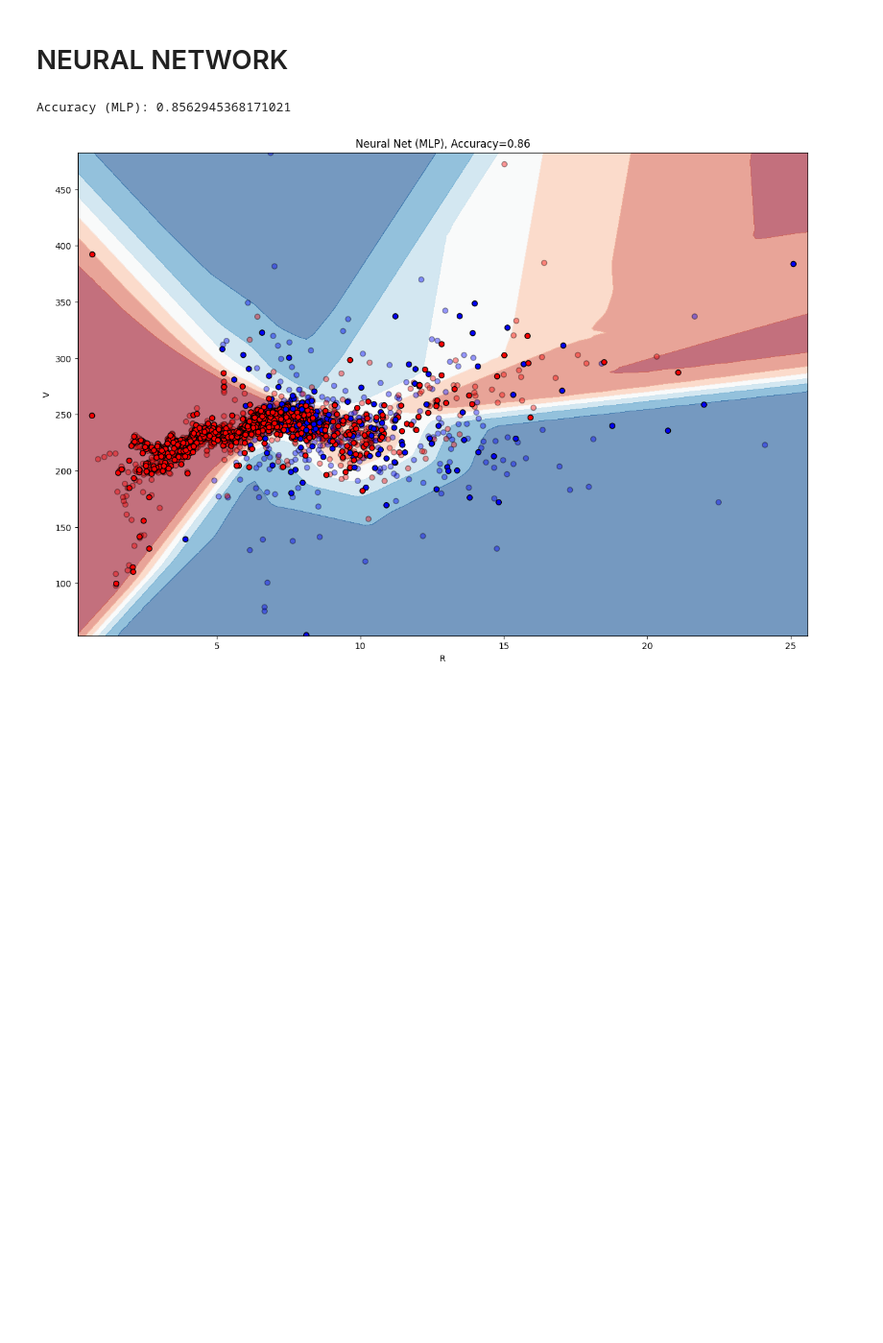
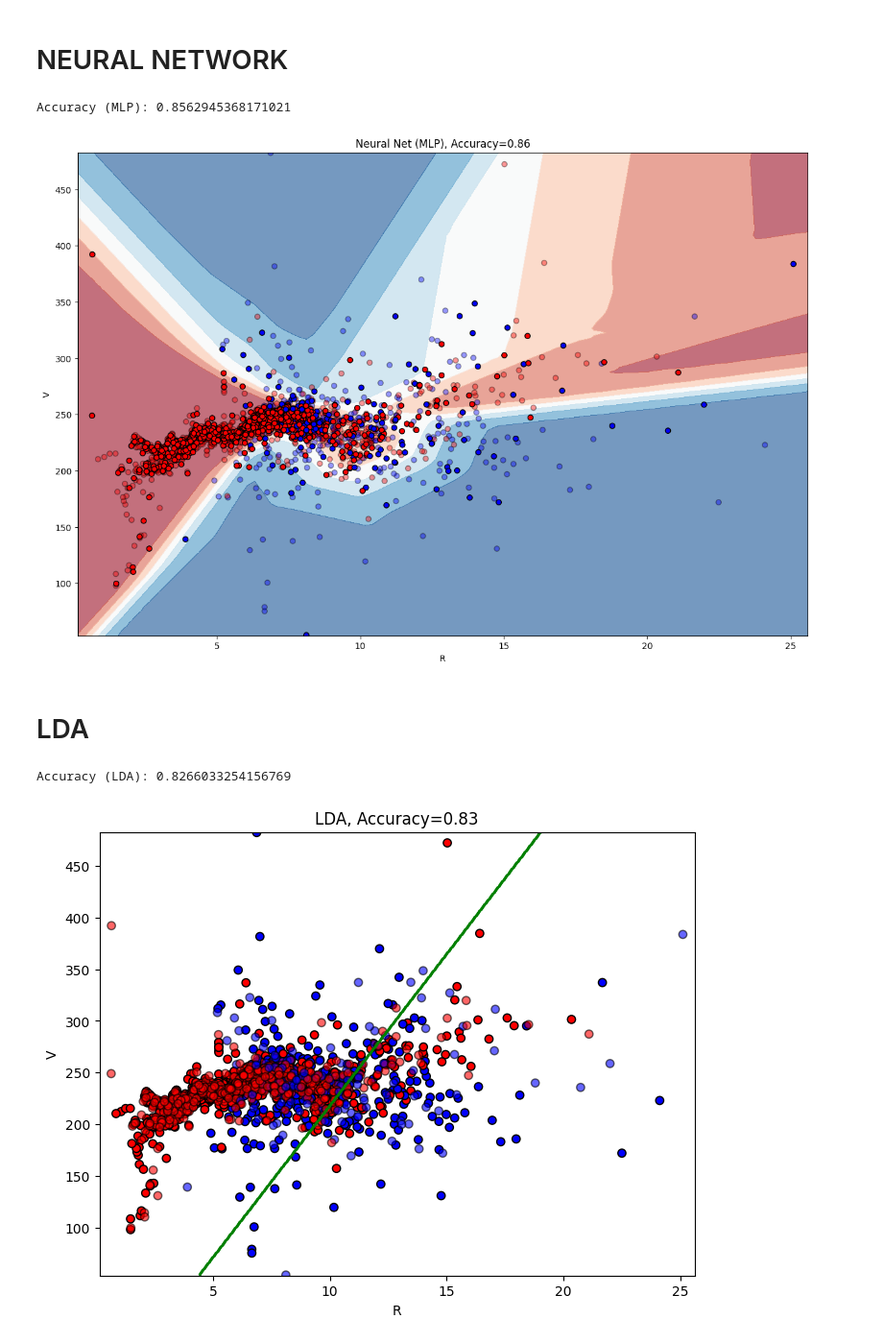
Before and after one commit to redrosesarecool/staz, a Jupyter notebook: Classifier_comparison.ipynb, the cells around one changed output. Shown at 96% size. Drawn from its saved outputs; the diff is of its cells as text; code cells hidden in the pictures; blank space fills up the shorter version.

```diff
--- a/Classifier_comparison.ipynb
+++ b/Classifier_comparison.ipynb
@@ -276,3 +276,68 @@ plt.show()
 # %% [output]
 Accuracy (MLP): 0.8562945368171021
 [figure]
+# %% [markdown]
+# LDA
+# %%
+import pandas as pd
+import numpy as np
+import matplotlib.pyplot as plt
+from matplotlib.colors import ListedColormap
+from sklearn.discriminant_analysis import LinearDiscriminantAnalysis
+from sklearn.model_selection import train_test_split
+
+# dane
+file_path = "/content/drive/My Drive/r_v_montecarlo.dat"
+df_all = pd.read_csv(file_path, delim_whitespace=True)
+
+# dane wejściowe: R, V
+X = df_all[['R', 'V']].values
+
+# klasy
+y = np.zeros(len(df_all), dtype=int)   # klasa 0
+y[2217:2723] = 1                       # poprawne gwiazdy klasa 1
+
+# podział na train i test
+X_train, X_test, y_train, y_test = train_test_split(
+    X, y, test_size=0.3, random_state=42, stratify=y
+)
+
+# model LDA
+clf = LinearDiscriminantAnalysis() # obiekt klasyfikatora LDA, próbuje znaleźć najlepszą prostą linię (w 2D)
+clf.fit(X_train, y_train) # model analizuje, jak rozkładają się punkty klas 0 i 1 i oblicza linię graniczną, która je najlepiej oddziela
+
+# dokładność
+score = clf.score(X_test, y_test)
+print("Accuracy (LDA):", score)
+
+# rysowanie granicy decyzyjnej
+x_min, x_max = X[:, 0].min() - 0.5, X[:, 0].max() + 0.5 # szukanie minimalnej i maksymalnej wartości R i V, odejmowanie/dodawanie 0.5, żeby mieć trochę marginesu wokół punktów
+y_min, y_max = X[:, 1].min() - 0.5, X[:, 1].max() + 0.5
+xx, yy = np.meshgrid(
+    np.linspace(x_min, x_max, 500), # siatka punktów 500×500, czyli 250 000 punktów.
+    np.linspace(y_min, y_max, 500)
+)
+# xx.ravel() i yy.ravel() spłaszczają siatkę do jednej listy punktów
+# np.c_[xx.ravel(), yy.ravel()] tworzy tablicę 2D o wymiarach (250 000, 2), czyli wszystkie punkty (R, V) z siatki
+# clf.predict(...) model przewiduje, czy punkt to klasa 0 czy 1
+
+Z = clf.predict(np.c_[xx.ravel(), yy.ravel()])
+Z = Z.reshape(xx.shape)
+
+fig, ax = plt.subplots(figsize=(8,6))
+
+# granica decyzyjna jako kontur
+ax.contour(xx, yy, Z, levels=[0.5], colors="green", linewidths=2)
+
+# punkty danych
+cm_bright = ListedColormap(["#FF0000", "#0000FF"])
+ax.scatter(X_train[:, 0], X_train[:, 1], c=y_train, cmap=cm_bright, edgecolors="k")
+ax.scatter(X_test[:, 0], X_test[:, 1], c=y_test, cmap=cm_bright, edgecolors="k", alpha=0.6)
+
+ax.set_xlabel("R")
+ax.set_ylabel("V")
+ax.set_title(f"LDA, Accuracy={score:.2f}")
+plt.show()
+# %% [output]
+Accuracy (LDA): 0.8266033254156769
+[figure, added]
```
